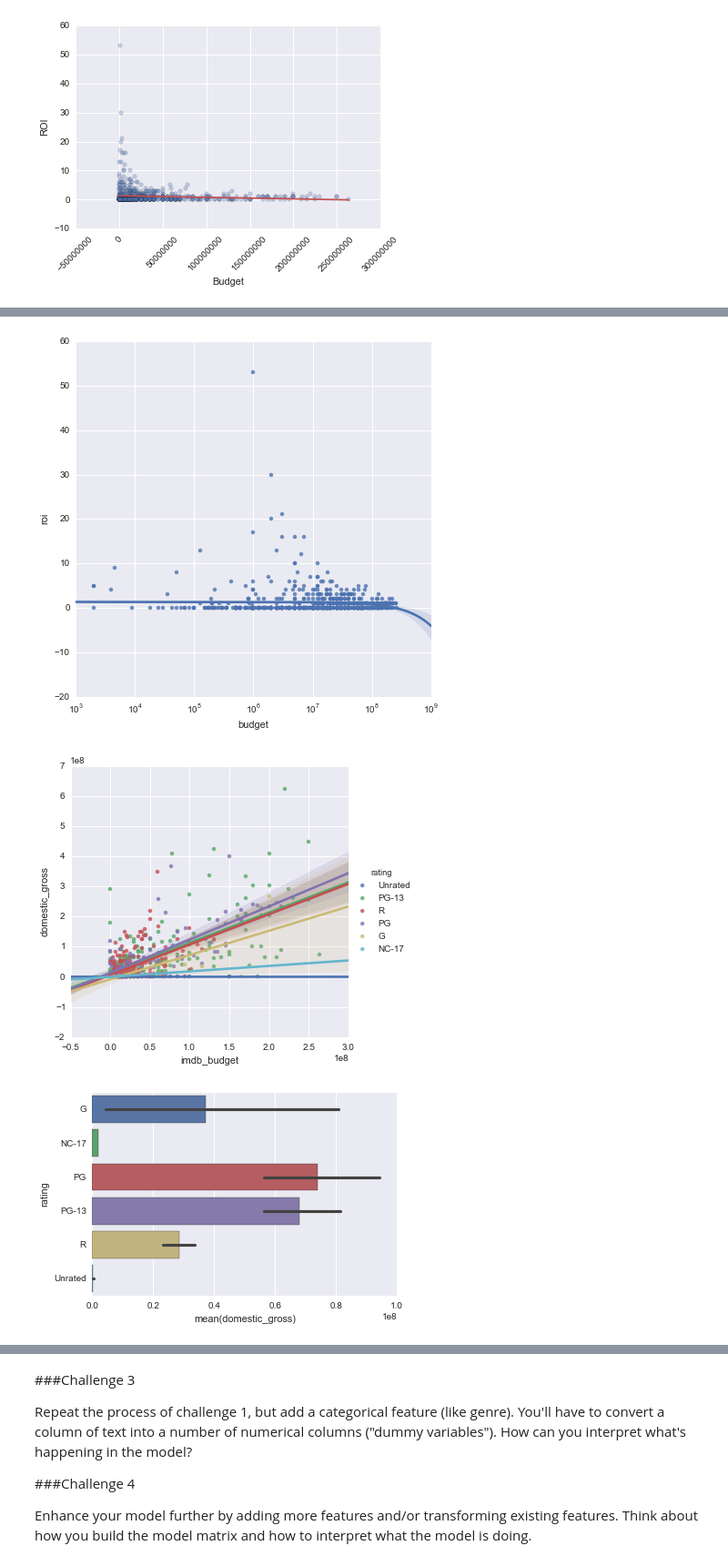
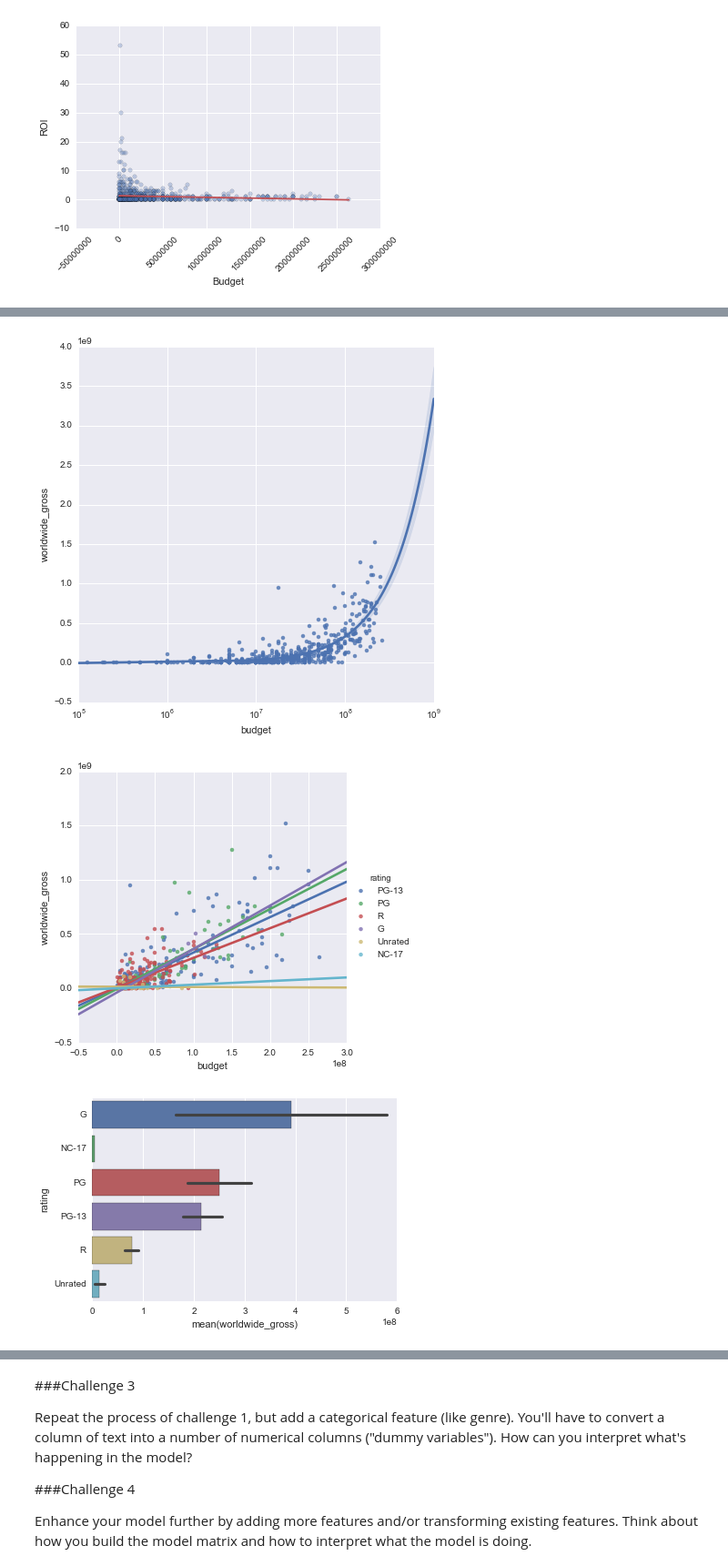
Before and after one commit to edooley7/Movie_analysis, a Jupyter notebook: Movie plots.ipynb, the cells around one changed output, grey strips where cells are left out. Shown at 91% size. Cells and saved outputs as stored; diff of their text form; code cells hidden in the pictures.

```diff
--- a/Movie plots.ipynb
+++ b/Movie plots.ipynb
@@ -14,5 +14,5 @@ pd.options.mode.chained_assignment = None
 sns.set(style="darkgrid", color_codes=True)
 %matplotlib inline
 # %%
-with open("all_movie_data.pkl", 'r') as picklefile:
+with open("TEST_movie_data.pkl", 'r') as picklefile:
      all_movies = pickle.load(picklefile)
@@ -22,12 +34,15 @@ df['production_budget'] = df['production_budget']*1000000
 df['budget'] = 0
 df['budget'][df['imdb_budget'] != 0]  = df['imdb_budget']
 df['budget'][df['imdb_budget'] == 0]  = df['production_budget']
-df['ones'] = int(1)
 df['month'] = df['release_date'].map(lambda x: x.month)
-df['roi'] = df['domestic_gross']/df['budget']
-df['roi'] = df['roi'].astype(int)
+df['roi'] = df['worldwide_gross']/df['budget']
+df['roi'] = df['roi'].where(df['roi']!=0, np.nan)
+df['worldwide_gross'] = df['worldwide_gross'].where(df['worldwide_gross']!=0, np.nan)
+df['foreign_gross'] = df['foreign_gross'].where(df['foreign_gross']!=0, np.nan)
 df['budget'] = df['budget'].where(df['budget']!=0, np.nan)
 df = df.sort(['domestic_gross'], ascending = False)
+#df['genre'] = df['genre'].astype('category')
 df = df[df.budget <= 270000000]
-df
+#df['dir_lifetime_gross'] = dir_df.lookup(dir_df.lifetime_gross)
+df.head()
 # %% [output]
@@ -116,18 +143,18 @@ sns.residplot(X.budget,y)
 
 f, ax = plt.subplots(figsize=(7, 7))
 ax.set(xscale="log")
-sns.regplot(x="budget", y="roi", data = df)
+sns.regplot(x="budget", y="worldwide_gross", data = df)
 plt.show()
 # %% [output]
-[figure, old version]
+[figure, new version]
 # %%
-sns.lmplot(x="imdb_budget", y="domestic_gross", hue="rating", data=df2);
+sns.lmplot(x="budget", y="worldwide_gross", hue="rating", ci = None, data=df);
 # %% [output]
-[figure, old version]
+[figure, new version]
 # %%
-sns.barplot(x="domestic_gross", y="rating", data=df2.sort('rating'));
+sns.barplot(x="worldwide_gross", y="rating", data=df.sort('rating'));
 # %% [output]
-[figure, old version]
+[figure, new version]
 # %%
 #sns.distplot(X.imdb_budget)
 #sns.distplot(X.imdb_budget, kde=False, rug=True);
```
Also changed, not shown: parts of 9 cells of this notebook, 3 other files.
